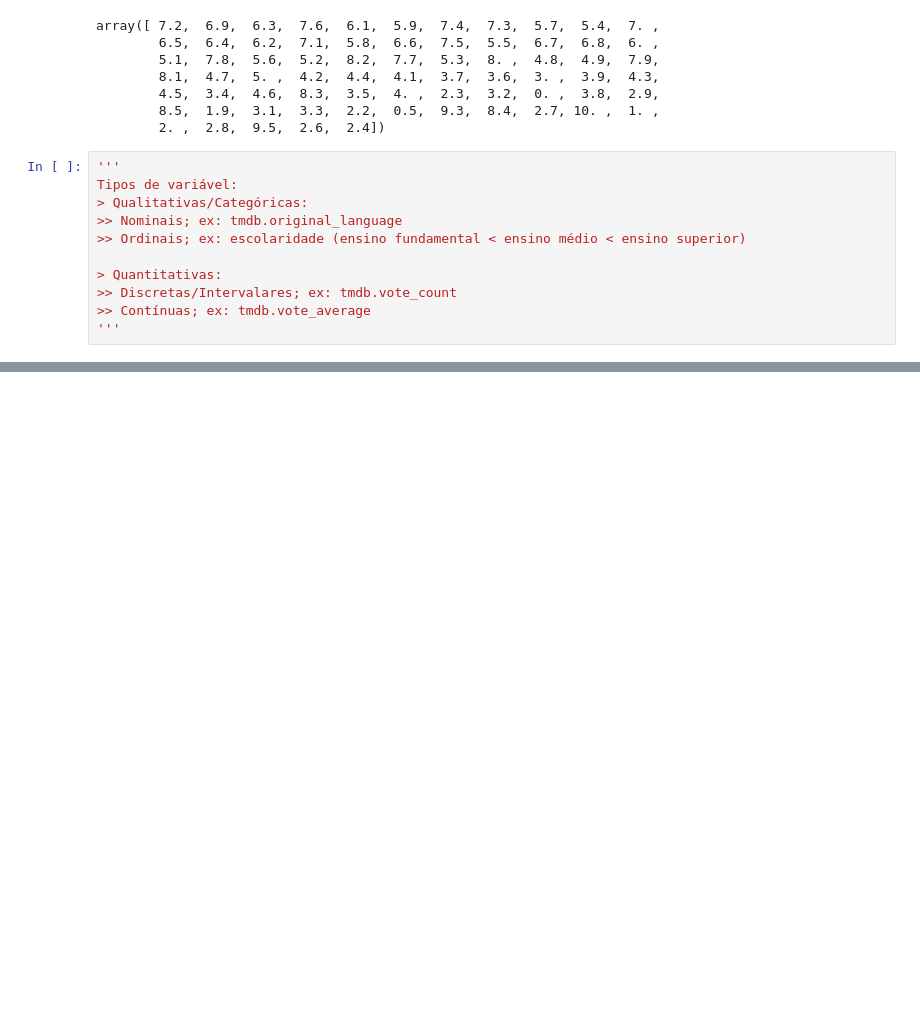
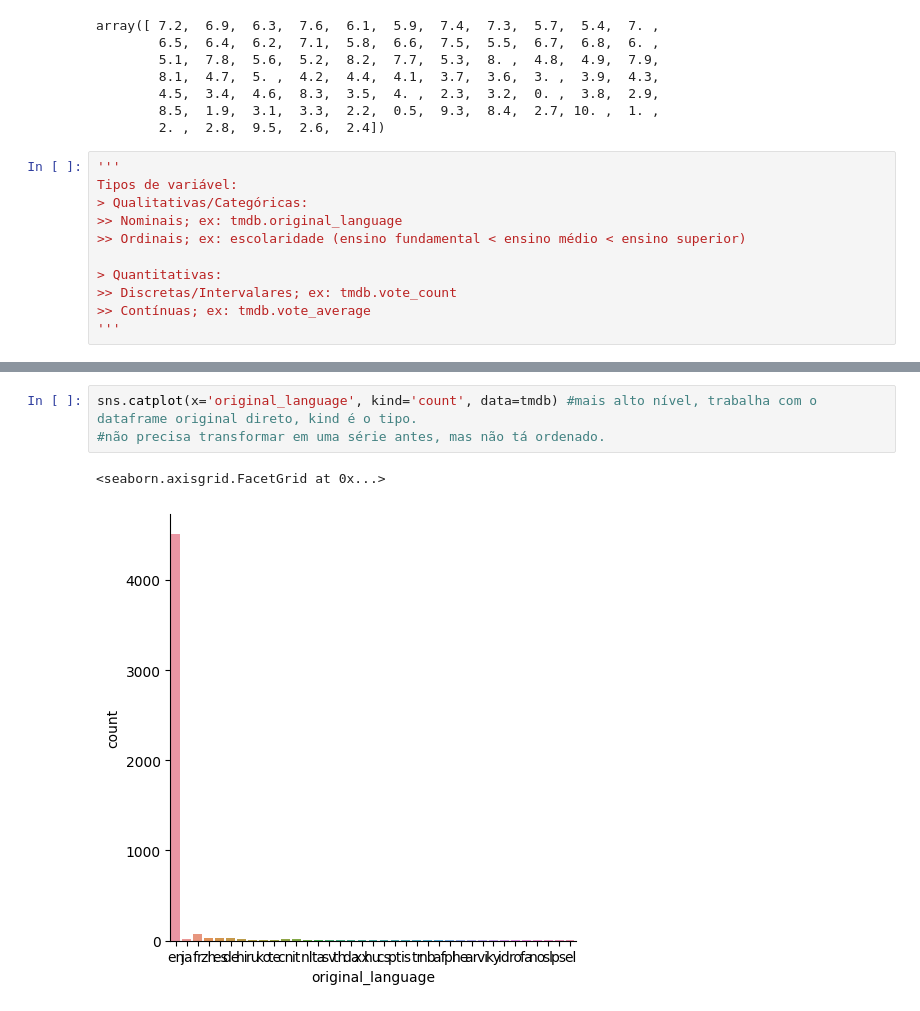
Before and after one commit to viegasgr/introDS, a Jupyter notebook: IntroDS_alura.ipynb, the cells around one changed output, grey strips where cells are left out. Cells and saved outputs as stored; diff of their text form; blank space fills up the shorter version.

```diff
--- a/IntroDS_alura.ipynb
+++ b/IntroDS_alura.ipynb
@@ -211,0 +250,6 @@ Tipos de variável:
+# %%
+sns.catplot(x='original_language', kind='count', data=tmdb) #mais alto nível, trabalha com o dataframe original direto, kind é o tipo.
+#não precisa transformar em uma série antes, mas não tá ordenado.
+# %% [output]
+<seaborn.axisgrid.FacetGrid at 0x...>
+[figure, added]
```
Also changed, not shown: parts of 13 cells of this notebook.
